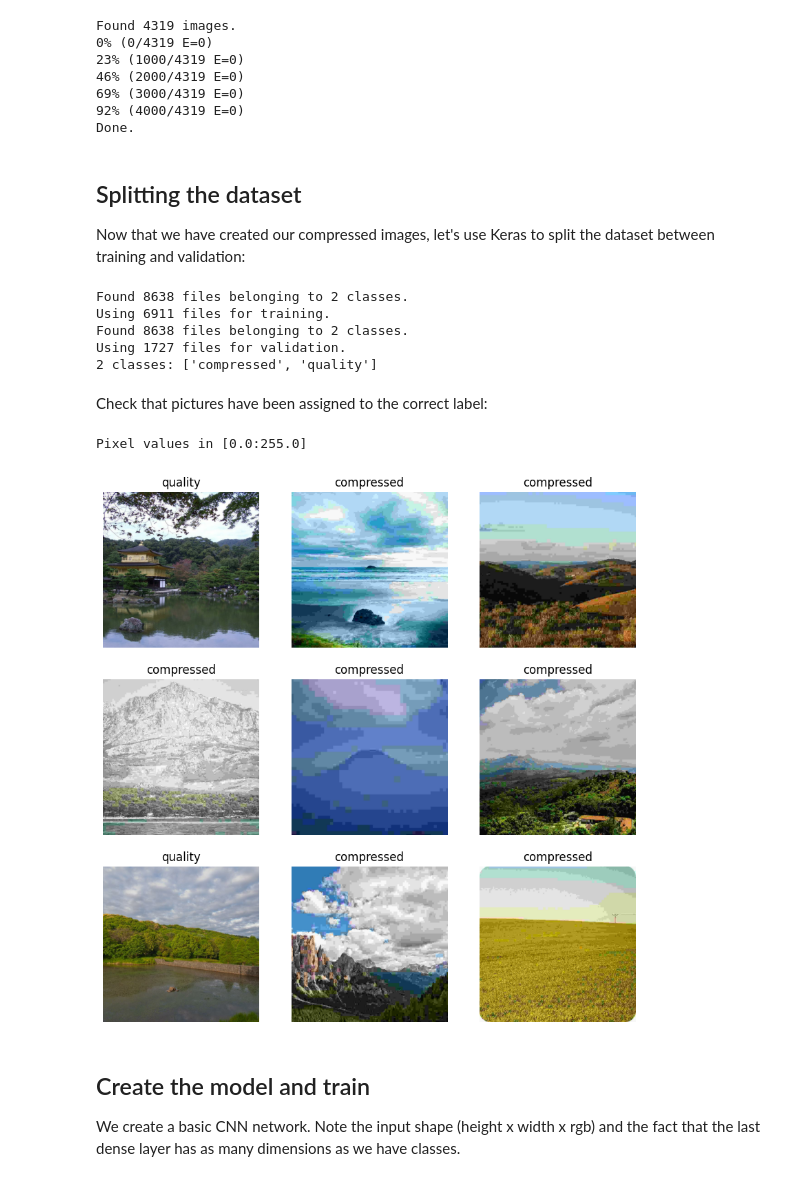
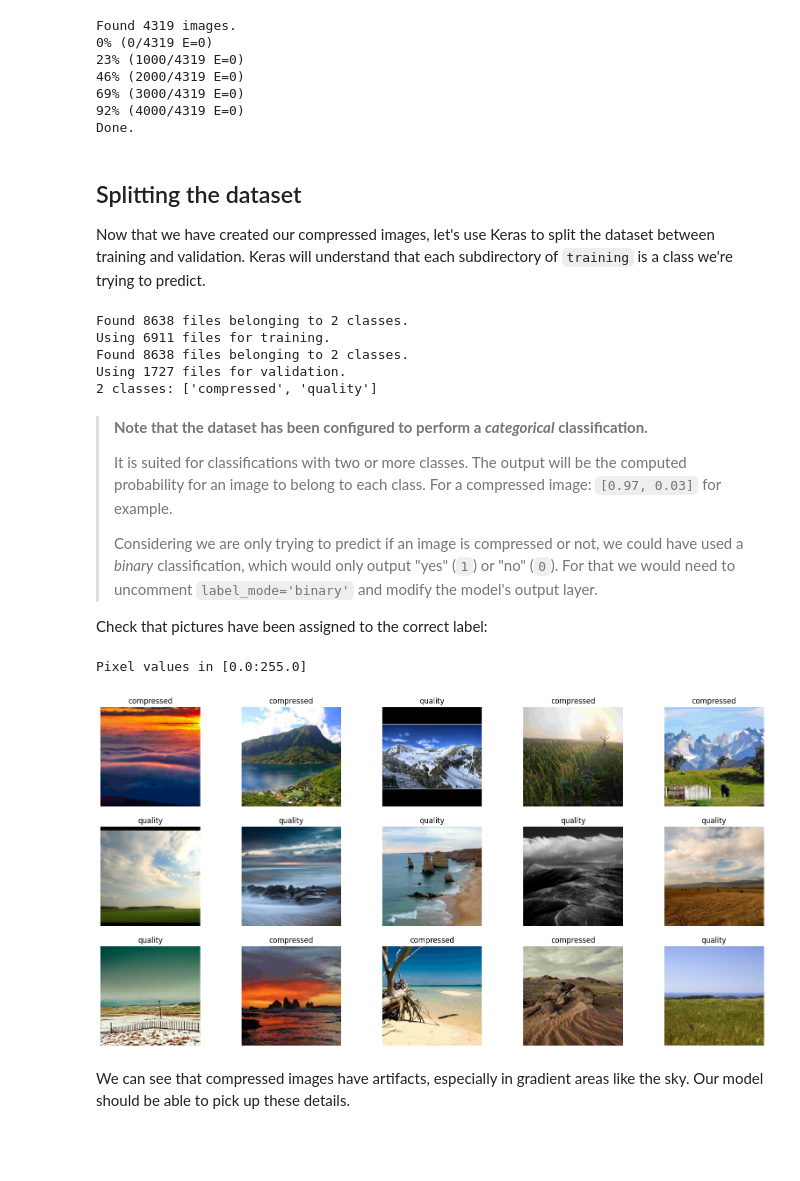
Before and after one commit to codeSamuraii/ml-experiments, a Jupyter notebook: CompressionDetection.ipynb, the cells around one changed output. Drawn from its saved outputs; the diff is of its cells as text; code cells hidden in the pictures; blank space fills up the shorter version.

Commit message:
Better performance

```diff
--- a/CompressionDetection.ipynb
+++ b/CompressionDetection.ipynb
@@ -47,7 +52,7 @@ for i, image_file in enumerate(images):
       nb_errors += 1
       continue
 
-    im.save(f'training/compressed/{i}.jpg', optimize=False, quality=5)
+    im.save(f'training/compressed/{i}.jpg', optimize=False, quality=10)
 
     if i % 1000 == 0:
         progress = int(i / nb_img * 100)
@@ -64,25 +69,23 @@ Found 4319 images.
 Done.
 # %% [markdown]
 ## Splitting the dataset
-Now that we have created our compressed images, let's use Keras to split the dataset between training and validation:
+Now that we have created our compressed images, let's use Keras to split the dataset between training and validation. Keras will understand that each subdirectory of `training` is a class we're trying to predict.
 # %%
-!pip install keras-core keras-cv &> /dev/null
-
-import keras_cv
+import tensorflow as tf
 
 
-batch_size = 32
-img_height = 800
-img_width = 800
+batch_size = 16
+img_height = 1000
+img_width = 1000
 
 train_dataset = tf.keras.utils.image_dataset_from_directory(
   'training',
   validation_split=0.2,
   subset="training",
-  seed=123,
+  seed=42,
   image_size=(img_height, img_width),
   crop_to_aspect_ratio=True,
-  # color_mode='grayscale',
+  # label_mode='binary',
   batch_size=batch_size
 )
 
@@ -90,10 +93,10 @@ validation_dataset = tf.keras.utils.image_dataset_from_directory(
   'training',
   validation_split=0.2,
   subset="validation",
-  seed=123,
+  seed=42,
   image_size=(img_height, img_width),
   crop_to_aspect_ratio=True,
-  # color_mode='grayscale',
+  # label_mode='binary',
   batch_size=batch_size
 )
 
@@ -106,26 +109,31 @@ Using 6911 files for training.
 Found 8638 files belonging to 2 classes.
 Using 1727 files for validation.
 2 classes: ['compressed', 'quality']
-# %% [markdown]
-Check that pictures have been assigned to the correct label:
+# %% [markdown]
+> **Note that the dataset has been configured to perform a *categorical* classification.**
+>
+> It is suited for classifications with two or more classes. The output will be the computed probability for an image to belong to each class. For a compressed image: `[0.97, 0.03]` for example.
+>
+> Considering we are only trying to predict if an image is compressed or not, we could have used a *binary* classification, which would only output "yes" (`1`) or "no" (`0`). For that we would need to uncomment `label_mode='binary'` and modify the model's output layer.
+
+Check that pictures have been assigned to the correct label:
 # %%
 import numpy as np
 import matplotlib.pyplot as plt
 
-plt.figure(figsize=(10, 10))
-for images, labels in train_dataset.take(2):
-  for i in range(9):
-    ax = plt.subplot(3, 3, i + 1)
+plt.figure(figsize=(20, 10))
+for images, labels in train_dataset.take(1):
+  for i in range(15):
+    ax = plt.subplot(3, 5, i + 1)
     plt.imshow(images[i].numpy().astype("uint8"))
     plt.title(class_names[labels[i]])
     plt.axis("off")
 
 image_batch, _ = next(iter(train_dataset))
 first_image = image_batch[0]
 print(f'Pixel values in [{np.min(first_image)}:{np.max(first_image)}]')
 # %% [output]
 Pixel values in [0.0:255.0]
-[figure, old version]
+[figure, new version]
-# %% [markdown]
-## Create the model and train
-We create a basic CNN network. Note the input shape (height x width x rgb) and the fact that the last dense layer has as many dimensions as we have classes.
+# %% [markdown]
+We can see that compressed images have artifacts, especially in gradient areas like the sky. Our model should be able to pick up these details.
```
Also changed, not shown: parts of 16 cells of this notebook.
